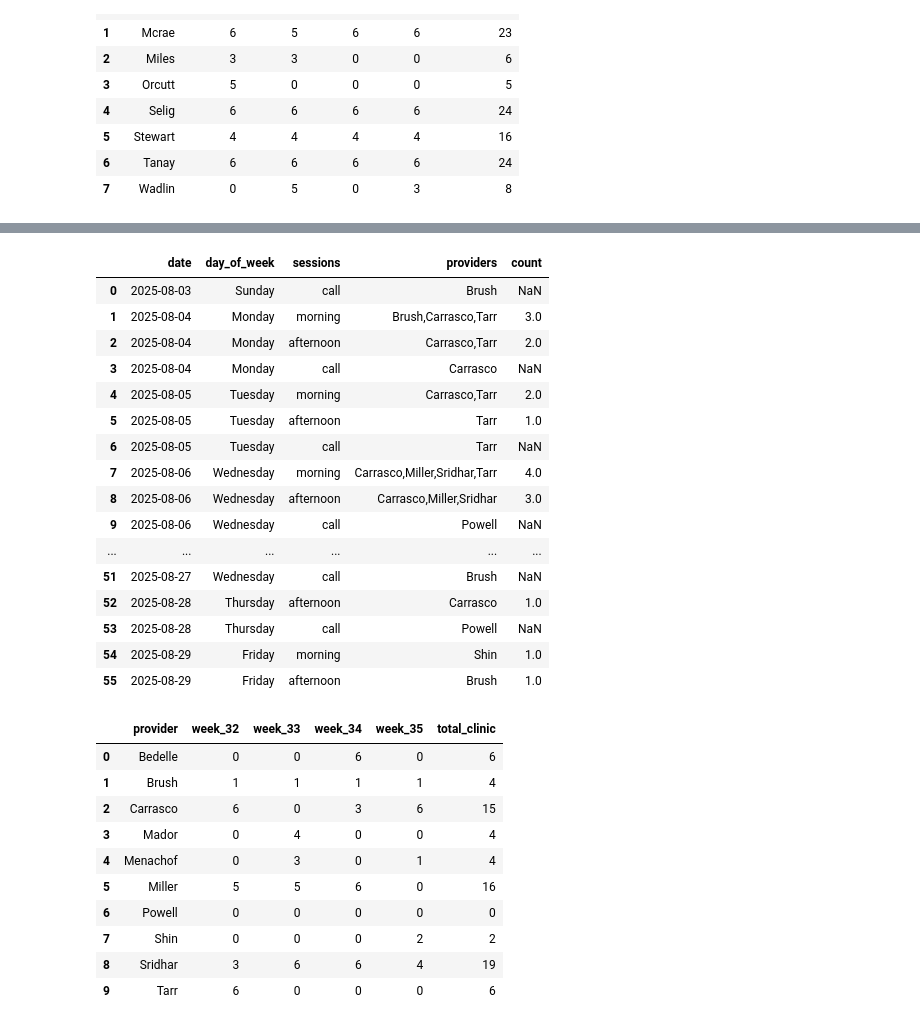
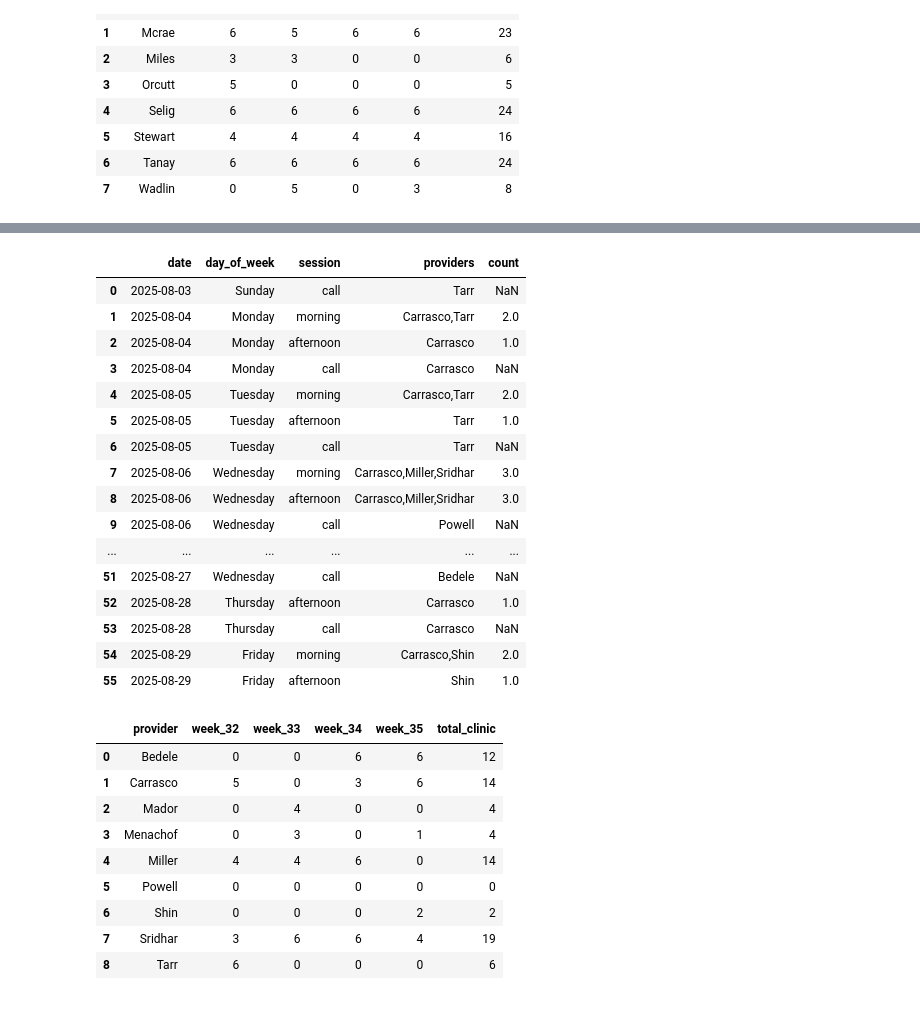
Before and after one commit to xavier-orcutt/chinle-primarycare-scheduler, a Jupyter notebook: notebooks/august_schedule.ipynb, the cells around one changed output, grey strips where cells are left out. Saved outputs shown, nothing was run; the diff lists cells and outputs as text; code cells hidden in the pictures.

Commit message:
august schedule generated

```diff
--- a/notebooks/august_schedule.ipynb
+++ b/notebooks/august_schedule.ipynb
@@ -92,7 +112,6 @@ from engine.engine import create_peds_schedule
 # %%
-# Run the scheduler from August 4-29
 schedule_df, provider_summary_df, call_summary_df, solution_status = create_peds_schedule(
-    config_path = '../config/pediatric.yml',
+    config_path = '../config/pediatrics.yml',
     leave_requests_path = '../data/leave_requests.csv',
     inpatient_path = '../data/inpatient.csv',
     start_date = date(2025, 8, 3),
@@ -118,20 +137,21 @@ schedule_df, provider_summary_df, call_summary_df, solution_status = create_peds
 # %%
+schedule_df.to_csv('../output/august/pediatrics/schedule_df.csv', index = False)
 schedule_df
 # %% [output]
-|  | date | day_of_week | sessions | providers | count |
-| 0 | 2025-08-03 | Sunday | call | Brush | NaN |
-| 1 | 2025-08-04 | Monday | morning | Brush,Carrasco,Tarr | 3.0 |
-| 2 | 2025-08-04 | Monday | afternoon | Carrasco,Tarr | 2.0 |
+|  | date | day_of_week | session | providers | count |
+| 0 | 2025-08-03 | Sunday | call | Tarr | NaN |
+| 1 | 2025-08-04 | Monday | morning | Carrasco,Tarr | 2.0 |
+| 2 | 2025-08-04 | Monday | afternoon | Carrasco | 1.0 |
 | 3 | 2025-08-04 | Monday | call | Carrasco | NaN |
 | 4 | 2025-08-05 | Tuesday | morning | Carrasco,Tarr | 2.0 |
 | 5 | 2025-08-05 | Tuesday | afternoon | Tarr | 1.0 |
 | 6 | 2025-08-05 | Tuesday | call | Tarr | NaN |
-| 7 | 2025-08-06 | Wednesday | morning | Carrasco,Miller,Sridhar,Tarr | 4.0 |
+| 7 | 2025-08-06 | Wednesday | morning | Carrasco,Miller,Sridhar | 3.0 |
 | 8 | 2025-08-06 | Wednesday | afternoon | Carrasco,Miller,Sridhar | 3.0 |
 | 9 | 2025-08-06 | Wednesday | call | Powell | NaN |
 | ... | ... | ... | ... | ... | ... |
-| 51 | 2025-08-27 | Wednesday | call | Brush | NaN |
+| 51 | 2025-08-27 | Wednesday | call | Bedele | NaN |
 | 52 | 2025-08-28 | Thursday | afternoon | Carrasco | 1.0 |
-| 53 | 2025-08-28 | Thursday | call | Powell | NaN |
-| 54 | 2025-08-29 | Friday | morning | Shin | 1.0 |
-| 55 | 2025-08-29 | Friday | afternoon | Brush | 1.0 |
+| 53 | 2025-08-28 | Thursday | call | Carrasco | NaN |
+| 54 | 2025-08-29 | Friday | morning | Carrasco,Shin | 2.0 |
+| 55 | 2025-08-29 | Friday | afternoon | Shin | 1.0 |
@@ -140,15 +158,15 @@ schedule_df.to_csv('../output/peds_schedule_df.csv', index = False)
 # %%
+provider_summary_df.to_csv('../output/august/pediatrics/provider_summary_df.csv', index = False)
 provider_summary_df
 # %% [output]
 |  | provider | week_32 | week_33 | week_34 | week_35 | total_clinic |
-| 0 | Bedelle | 0 | 0 | 6 | 0 | 6 |
-| 1 | Brush | 1 | 1 | 1 | 1 | 4 |
-| 2 | Carrasco | 6 | 0 | 3 | 6 | 15 |
-| 3 | Mador | 0 | 4 | 0 | 0 | 4 |
-| 4 | Menachof | 0 | 3 | 0 | 1 | 4 |
-| 5 | Miller | 5 | 5 | 6 | 0 | 16 |
-| 6 | Powell | 0 | 0 | 0 | 0 | 0 |
-| 7 | Shin | 0 | 0 | 0 | 2 | 2 |
-| 8 | Sridhar | 3 | 6 | 6 | 4 | 19 |
-| 9 | Tarr | 6 | 0 | 0 | 0 | 6 |
+| 0 | Bedele | 0 | 0 | 6 | 6 | 12 |
+| 1 | Carrasco | 5 | 0 | 3 | 6 | 14 |
+| 2 | Mador | 0 | 4 | 0 | 0 | 4 |
+| 3 | Menachof | 0 | 3 | 0 | 1 | 4 |
+| 4 | Miller | 4 | 4 | 6 | 0 | 14 |
+| 5 | Powell | 0 | 0 | 0 | 0 | 0 |
+| 6 | Shin | 0 | 0 | 0 | 2 | 2 |
+| 7 | Sridhar | 3 | 6 | 6 | 4 | 19 |
+| 8 | Tarr | 6 | 0 | 0 | 0 | 6 |
 # %%
```
Also changed, not shown: parts of 22 cells of this notebook, 8 other files.
